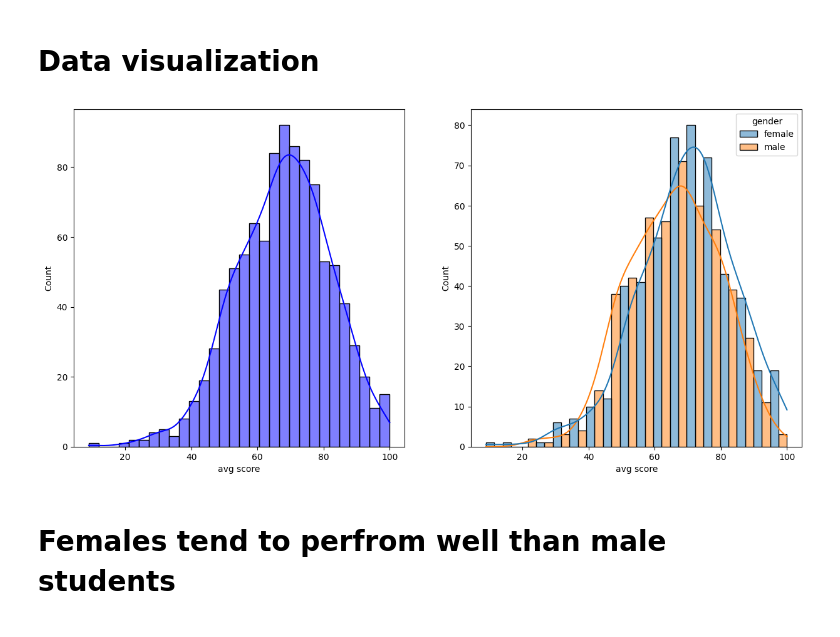
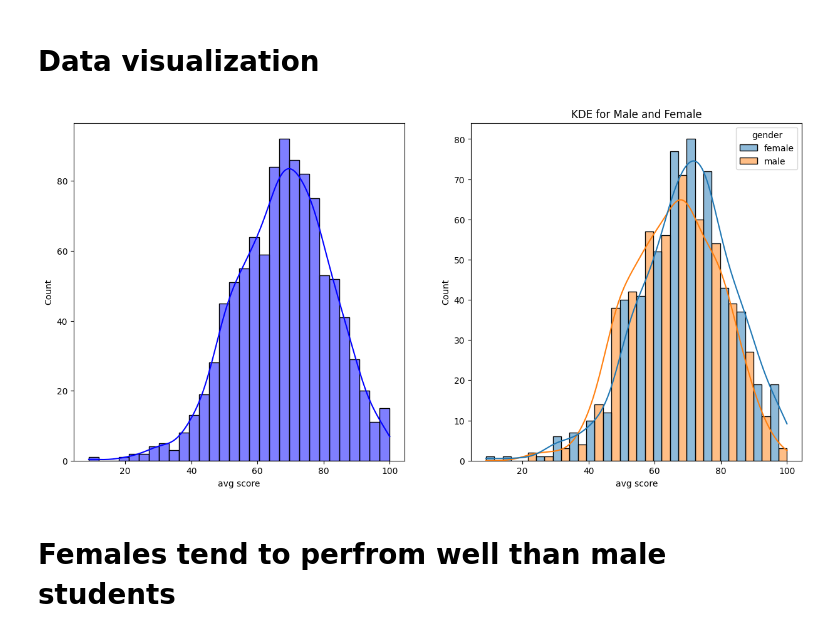
Before and after one commit to DeepakBlesson/MLpro, a Jupyter notebook: src/notebook/data/EDAStudPerform.ipynb, the cells around one changed output. Cells and saved outputs as stored; diff of their text form; code cells hidden in the pictures.

```diff
--- a/src/notebook/data/EDAStudPerform.ipynb
+++ b/src/notebook/data/EDAStudPerform.ipynb
@@ -181,12 +181,13 @@ No .of students who scored less than 20 in Maths score :  4
 # %%
 fig, axis = plt.subplots(1,2, figsize=(15,7))
 plt.subplot(121)
 sns.histplot(data=df, x='avg score',bins=30,kde=True,color='b')
 plt.subplot(122)
+plt.title('KDE for Male and Female')
 sns.histplot(data=df, x='avg score',bins=30,kde=True,hue='gender',binwidth=5,multiple='dodge')
 plt.show()
 # %% [output]
-[figure, old version]
+[figure, new version]
 # %% [markdown]
 # Females tend to perfrom well than male students
 # %%
```
Also changed, not shown: parts of 5 cells of this notebook.
